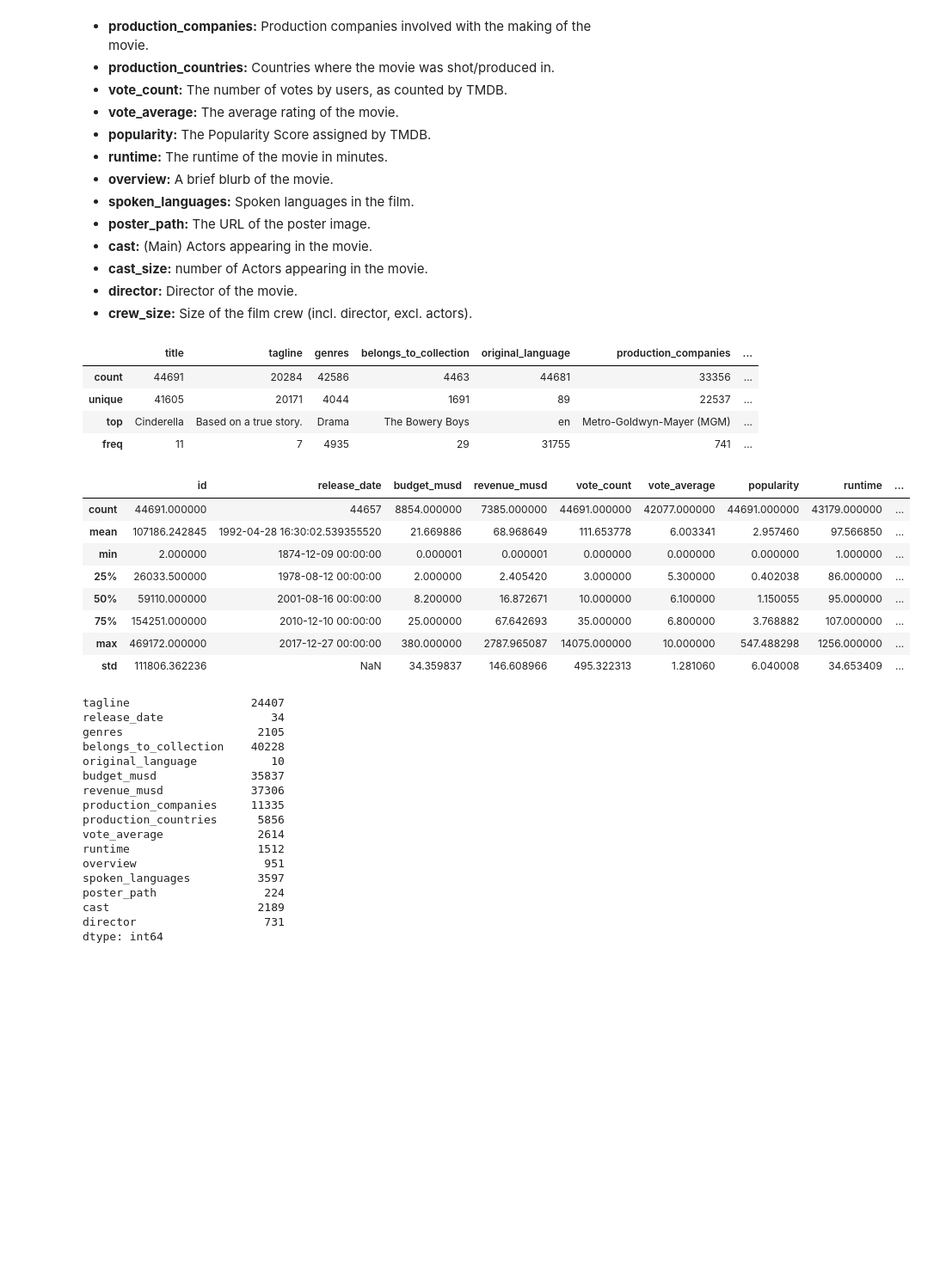
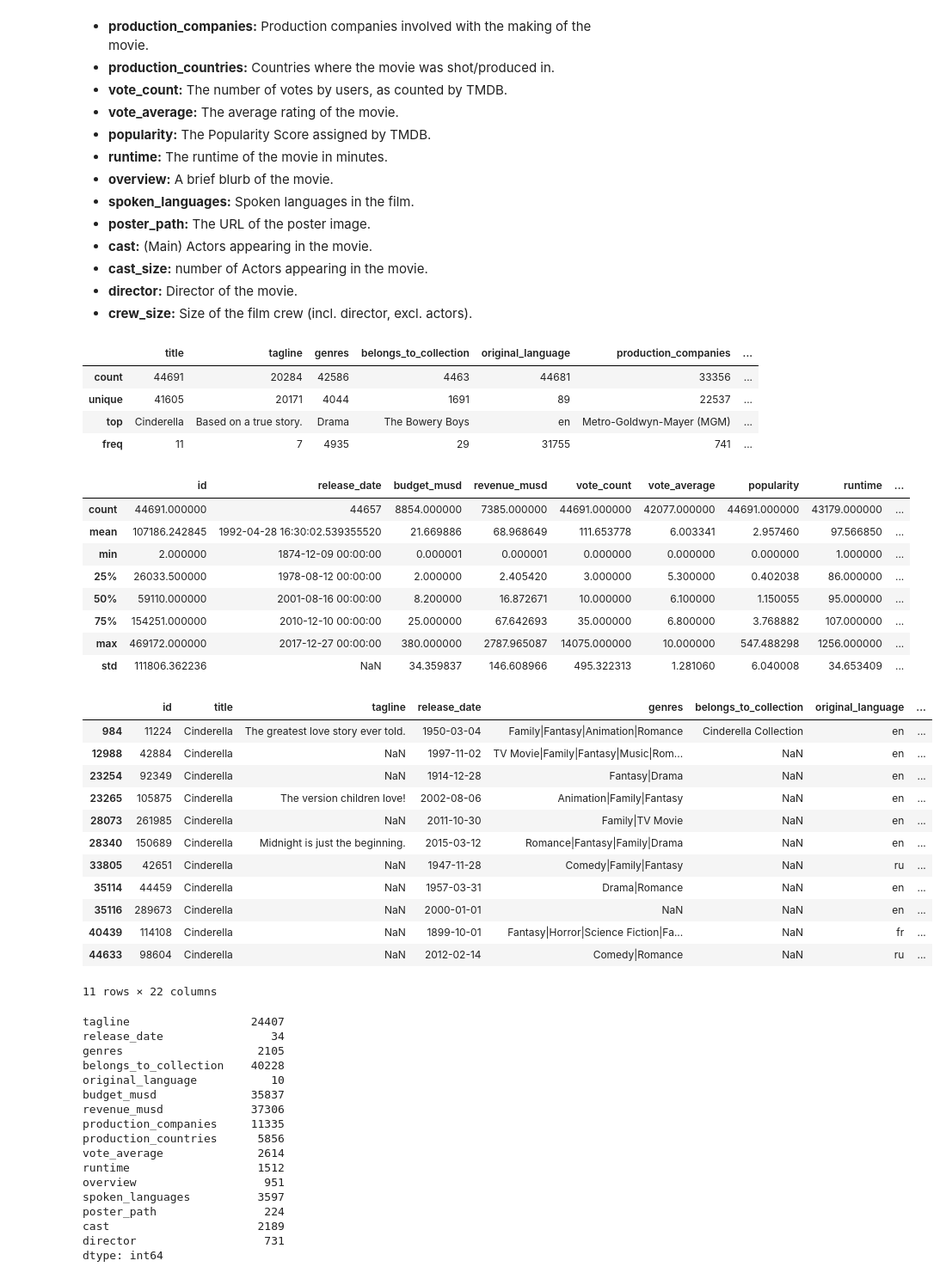
Before and after one commit to mattyapers/Movies_EDA, a Jupyter notebook: Movies_EDA_1.ipynb, the cells around one changed output. Shown at 86% size. Cells and saved outputs as stored; diff of their text form; code cells hidden in the pictures; blank space fills up the shorter version.

```diff
--- a/Movies_EDA_1.ipynb
+++ b/Movies_EDA_1.ipynb
@@ -56,21 +56,35 @@ memory usage: 7.5+ MB
 # %%
 df.describe(include = "object")
 df.describe()
+df[df['title']  ==  'Cinderella']
 # %% [output]
 |  | title | tagline | genres | belongs_to_collection | original_language | production_companies | ... |
 | count | 44691 | 20284 | 42586 | 4463 | 44681 | 33356 | ... |
 | unique | 41605 | 20171 | 4044 | 1691 | 89 | 22537 | ... |
 | top | Cinderella | Based on a true story. | Drama | The Bowery Boys | en | Metro-Goldwyn-Mayer (MGM) | ... |
 | freq | 11 | 7 | 4935 | 29 | 31755 | 741 | ... |
 |  | id | release_date | budget_musd | revenue_musd | vote_count | vote_average | popularity | runtime | ... |
 | count | 44691.000000 | 44657 | 8854.000000 | 7385.000000 | 44691.000000 | 42077.000000 | 44691.000000 | 43179.000000 | ... |
 | mean | 107186.242845 | 1992-04-28 16:30:02.539355520 | 21.669886 | 68.968649 | 111.653778 | 6.003341 | 2.957460 | 97.566850 | ... |
 | min | 2.000000 | 1874-12-09 00:00:00 | 0.000001 | 0.000001 | 0.000000 | 0.000000 | 0.000000 | 1.000000 | ... |
 | 25% | 26033.500000 | 1978-08-12 00:00:00 | 2.000000 | 2.405420 | 3.000000 | 5.300000 | 0.402038 | 86.000000 | ... |
 | 50% | 59110.000000 | 2001-08-16 00:00:00 | 8.200000 | 16.872671 | 10.000000 | 6.100000 | 1.150055 | 95.000000 | ... |
 | 75% | 154251.000000 | 2010-12-10 00:00:00 | 25.000000 | 67.642693 | 35.000000 | 6.800000 | 3.768882 | 107.000000 | ... |
 | max | 469172.000000 | 2017-12-27 00:00:00 | 380.000000 | 2787.965087 | 14075.000000 | 10.000000 | 547.488298 | 1256.000000 | ... |
 | std | 111806.362236 | NaN | 34.359837 | 146.608966 | 495.322313 | 1.281060 | 6.040008 | 34.653409 | ... |
+|  | id | title | tagline | release_date | genres | belongs_to_collection | original_language | ... |
+| 984 | 11224 | Cinderella | The greatest love story ever told. | 1950-03-04 | Family|Fantasy|Animation|Romance | Cinderella Collection | en | ... |
+| 12988 | 42884 | Cinderella | NaN | 1997-11-02 | TV Movie|Family|Fantasy|Music|Rom... | NaN | en | ... |
+| 23254 | 92349 | Cinderella | NaN | 1914-12-28 | Fantasy|Drama | NaN | en | ... |
+| 23265 | 105875 | Cinderella | The version children love! | 2002-08-06 | Animation|Family|Fantasy | NaN | en | ... |
+| 28073 | 261985 | Cinderella | NaN | 2011-10-30 | Family|TV Movie | NaN | en | ... |
+| 28340 | 150689 | Cinderella | Midnight is just the beginning. | 2015-03-12 | Romance|Fantasy|Family|Drama | NaN | en | ... |
+| 33805 | 42651 | Cinderella | NaN | 1947-11-28 | Comedy|Family|Fantasy | NaN | ru | ... |
+| 35114 | 44459 | Cinderella | NaN | 1957-03-31 | Drama|Romance | NaN | en | ... |
+| 35116 | 289673 | Cinderella | NaN | 2000-01-01 | NaN | NaN | en | ... |
+| 40439 | 114108 | Cinderella | NaN | 1899-10-01 | Fantasy|Horror|Science Fiction|Fa... | NaN | fr | ... |
+| 44633 | 98604 | Cinderella | NaN | 2012-02-14 | Comedy|Romance | NaN | ru | ... |
+11 rows × 22 columns
 # %%
 # Looking at missing values
 missing_columns = df.isna().sum()
```
Also changed, not shown: parts of 46 cells of this notebook.
